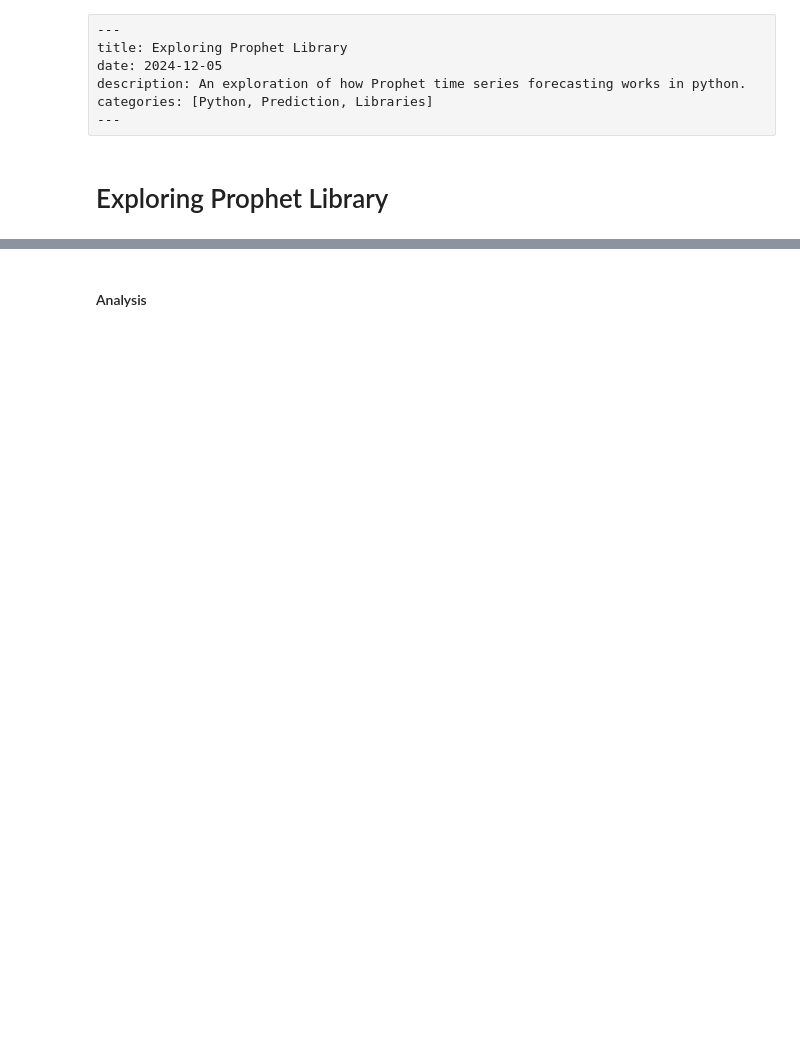
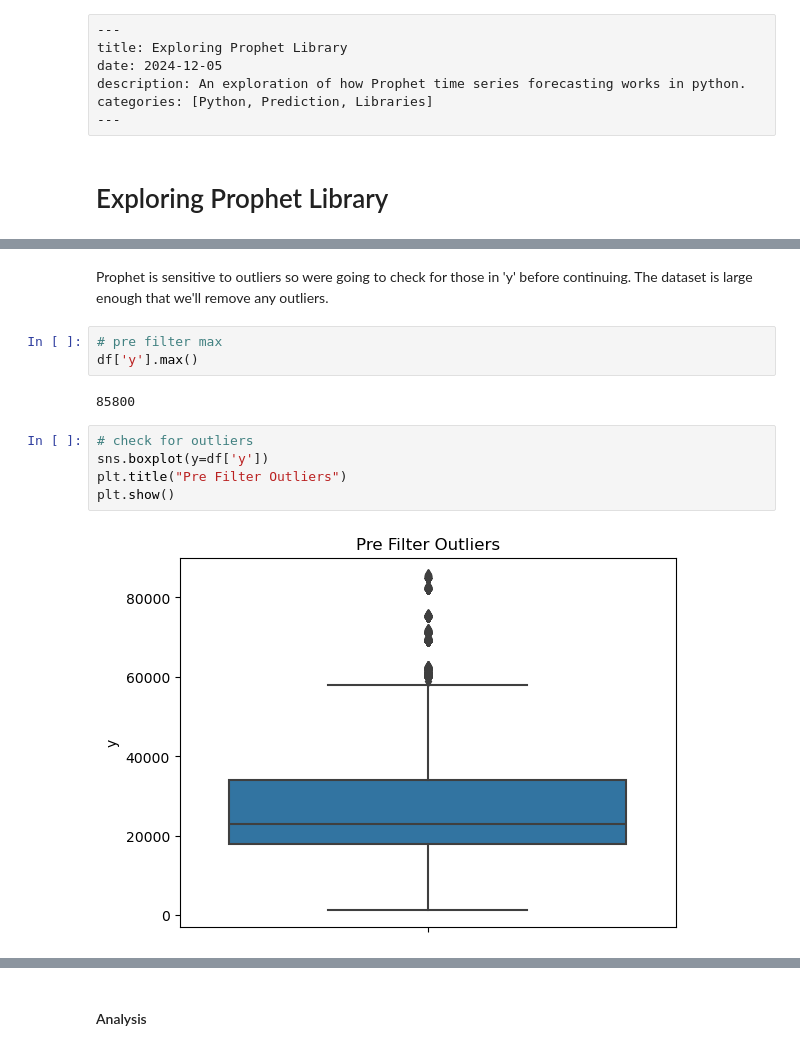
Before and after one commit to culverjamie/culverjamie, a Jupyter notebook: posts/post2-prophet/blog2-prophet.ipynb, the cells around one changed output, grey strips where cells are left out. Cells and saved outputs as stored; diff of their text form; blank space fills up the shorter version.

```diff
--- a/posts/post2-prophet/blog2-prophet.ipynb
+++ b/posts/post2-prophet/blog2-prophet.ipynb
@@ -152,0 +73,14 @@ forecast = model.predict(future)
+# %% [markdown]
+Prophet is sensitive to outliers so were going to check for those in 'y' before continuing. The dataset is large enough that we'll remove any outliers.
+# %%
+# pre filter max
+df['y'].max()
+# %% [output]
+85800
+# %%
+# check for outliers
+sns.boxplot(y=df['y'])
+plt.title("Pre Filter Outliers")
+plt.show()
+# %% [output]
+[figure, added]
```
Also changed, not shown: parts of 37 cells of this notebook, 1 other file.
